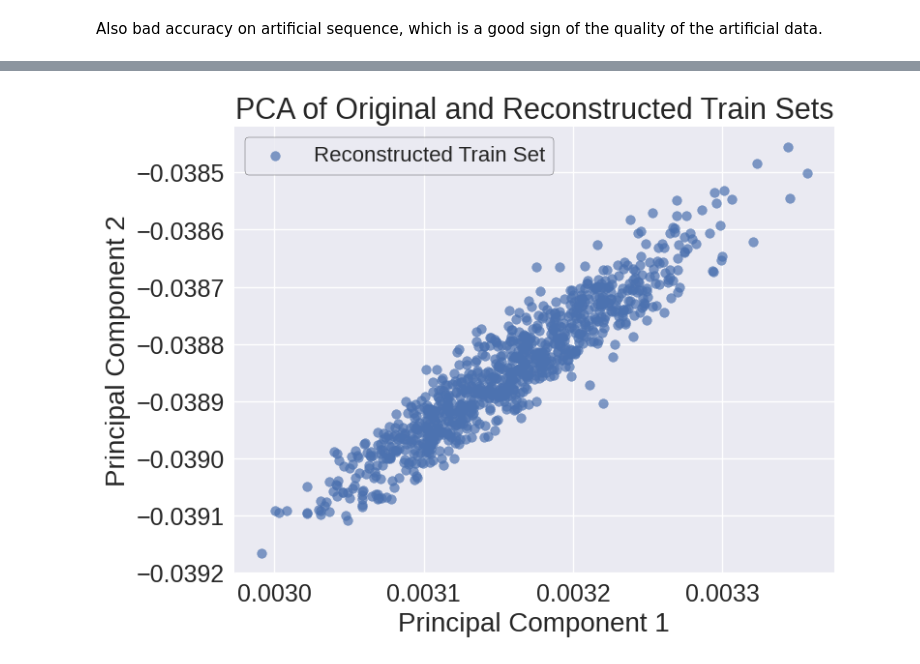
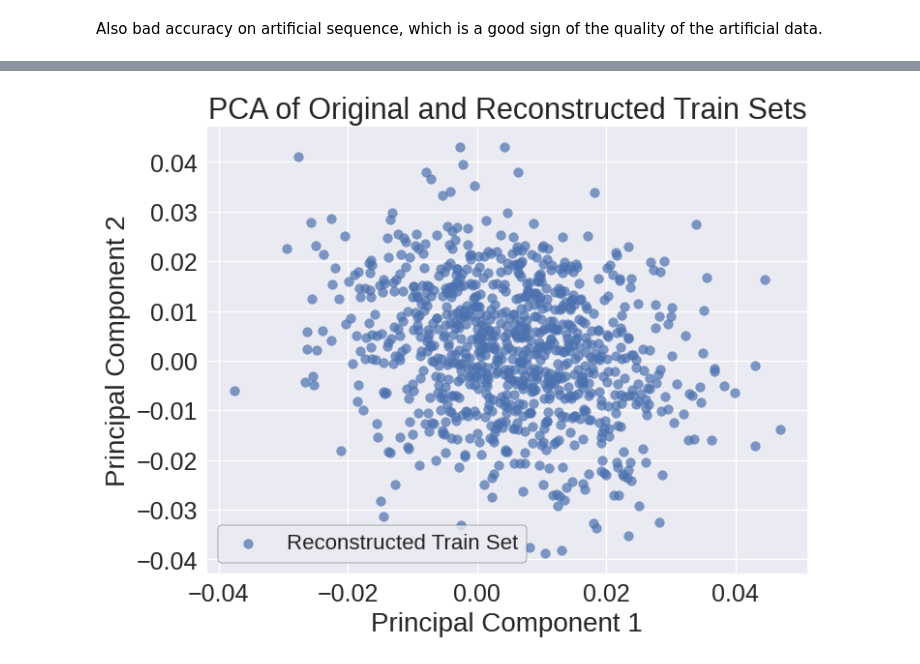
Before and after one commit to vicdlp/CS_project, a Jupyter notebook: CS_project.ipynb, the cells around one changed output, grey strips where cells are left out. Drawn from its saved outputs; the diff is of its cells as text; code cells hidden in the pictures.

```diff
--- a/CS_project.ipynb
+++ b/CS_project.ipynb
@@ -455,7 +451,7 @@ The "class_weight" attribute is set to "balanced" in order to take into account
 # %%
 from sklearn.ensemble import RandomForestClassifier
 
-RFC = RandomForestClassifier(n_estimators=50, random_state=0, max_depth = 20, class_weight = 'balanced')
+RFC = RandomForestClassifier(n_estimators=40, random_state=0, max_depth = 20, class_weight = 'balanced')
 RFC.fit(X_train, y_train)
 y_pred = RFC.predict(X_val)
 
@@ -491,5 +487,5 @@ Best depth is 33. Note that we used 'balanced' for the classe_weight attribute o
 # %%
-RFC = RandomForestClassifier(n_estimators=15, random_state=0, max_depth = 33, class_weight ="balanced")
+RFC = RandomForestClassifier(n_estimators=40, random_state=0, max_depth = 13, class_weight ="balanced")
 RFC.fit(X_train, y_train)
 
 print("Accuracy of Random Forest on test set : ", RFC.score(X_art, y_art))
@@ -500,7 +496,7 @@ Also bad accuracy on artificial sequence, which is a good sign of the quality of
 # %%
 from sklearn.ensemble import AdaBoostClassifier
 
-Ada = AdaBoostClassifier(estimator=RandomForestClassifier( n_estimators=15, random_state=0, max_depth = 33, class_weight = 'balanced'), random_state=0)
+Ada = AdaBoostClassifier(estimator=RandomForestClassifier( n_estimators=40, random_state=0, max_depth = 13, class_weight = 'balanced'), random_state=0)
 Ada.fit(X_train, y_train)
 y_pred = Ada.predict(X_val)
 
@@ -518,3 +514,11 @@ Accuracy of AdaBoost :  0.7610619469026548
 
 ## A) VAEs
+# %%
+# Not rexcaled dataset to use for generative models
+
+X_nat = encode(nat)
+y_nat = label(nat)
+
+X_art = encode(art)
+y_art = label(art)
 # %%
@@ -679,10 +615,25 @@ Epoch 40/40
 # %%
-# prompt: run the sequence of the train set through the VAE trained above then plot both the trained set and its reconstruction in PCA space with 2 components
+from sklearn.decomposition import PCA
+"""
+# Dimensionality reduction to help the generative model
+pca_1000 = PCA(n_components=1000)
+pca_1000.fit(X_nat)
 
-import matplotlib.pyplot as plt
-from sklearn.decomposition import PCA
+X_nat_red = pca_1000.transform(X_nat)
+X_art_red = pca_1000.transform(X_art)
+"""
+X_train, X_test, y_train, y_test = train_test_split(X_nat, y_nat, test_size=0.2, random_state=1)
 
-# Assuming X_train, X_test, y_train, y_test, vae, encoder, decoder are defined from the previous code
+
+
+# Create a VAE instance
+vae = VAE(encoder, decoder)
+vae.compile(optimizer=keras.optimizers.Adam(learning_rate=1e-4))
+
+# Train the VAE
+vae.fit(X_train, epochs=10, batch_size=32) # Adjust epochs and batch_size
+
+
 
 # Encode and decode the training set
 z_mean_train, z_log_var_train, z_train = encoder.predict(X_train)
@@ -710 +676 @@ plt.show()
-[figure, old version]
+[figure, new version]
```
Also changed, not shown: parts of 24 cells of this notebook.
